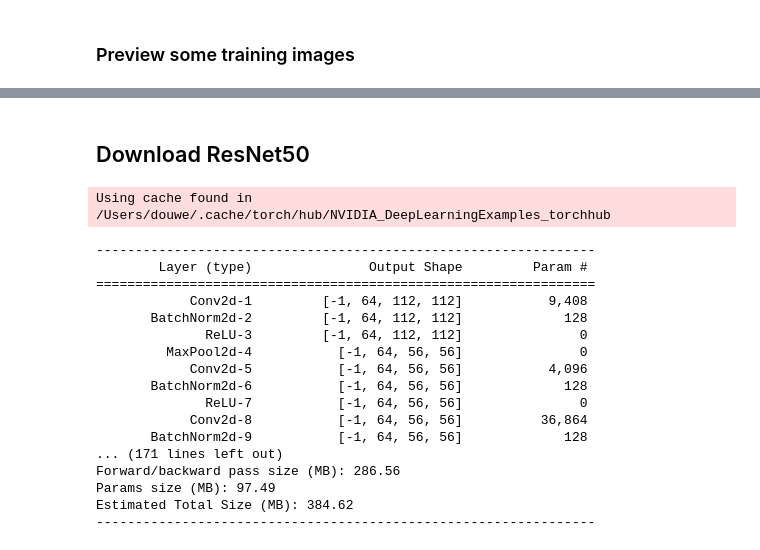
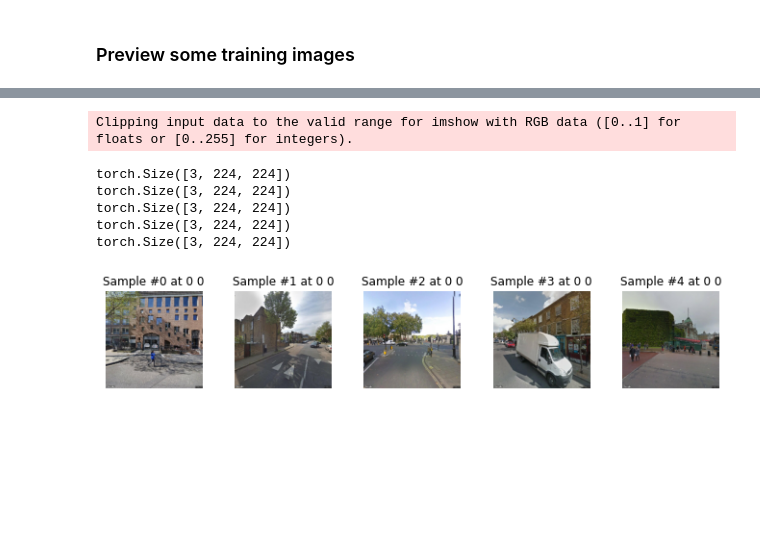
Before and after one commit to JLuij/CV-GeoGuessr, a Jupyter notebook: notebooks/ResNet50.ipynb, the cells around one changed output, grey strips where cells are left out. Cells and saved outputs as stored; diff of their text form; code cells hidden in the pictures; blank space fills up the shorter version.

Commit message:
Add label output for ResNet

```diff
--- a/notebooks/ResNet50.ipynb
+++ b/notebooks/ResNet50.ipynb
@@ -37,6 +39,9 @@ NUMBER_OF_GRID_ELEMENTS = 100
 TRAIN_BATCH_SIZE = 32
 TEST_BATCH_SIZE = 100
 SAMPLES_TO_SHOW = 5
+
+IMAGENET_MEAN = torch.tensor([0.485, 0.456, 0.406])
+IMAGENET_STD = torch.tensor([0.229, 0.224, 0.225])
 
 CITY_BOUNDS_FILE = '../data/metadata/citybounds/london.csv'
 
@@ -51,9 +80,8 @@ LONDON_PHOTO_DIR = LOCAL_LONDON_PHOTO_DIR
 # %%
 data_transforms = transforms.Compose([
     transforms.ToTensor(),
-    transforms.Normalize([0.485, 0.456, 0.406], [0.229, 0.224, 0.225]),
-    transforms.Resize((256, 256)),
-    transforms.CenterCrop((224, 224))
+    transforms.Normalize(IMAGENET_MEAN, IMAGENET_STD),
+    transforms.Resize((224, 224)),
 ])
 
 grid_partitioning = Partitioning(CITY_BOUNDS_FILE, 0.04)
@@ -103,30 +95,19 @@ Clipping input data to the valid range for imshow with RGB data ([0..1] for floa
-# %% [markdown]
-## Download ResNet50
-# %%
-# resnet50 = models.resnet50(True, True)
-resnet50 = torch.hub.load('NVIDIA/DeepLearningExamples:torchhub', 'nvidia_resnet50', pretrained=True)
-# %% [output]
-Using cache found in /Users/douwe/.cache/torch/hub/NVIDIA_DeepLearningExamples_torchhub
-# %%
-summary(resnet50, (3, 224, 224))
-# %% [output]
-----------------------------------------------------------------
-        Layer (type)               Output Shape         Param #
-================================================================
-            Conv2d-1         [-1, 64, 112, 112]           9,408
-       BatchNorm2d-2         [-1, 64, 112, 112]             128
-              ReLU-3         [-1, 64, 112, 112]               0
-         MaxPool2d-4           [-1, 64, 56, 56]               0
-            Conv2d-5           [-1, 64, 56, 56]           4,096
-       BatchNorm2d-6           [-1, 64, 56, 56]             128
-              ReLU-7           [-1, 64, 56, 56]               0
-            Conv2d-8           [-1, 64, 56, 56]          36,864
-       BatchNorm2d-9           [-1, 64, 56, 56]             128
-... (171 lines left out)
-Forward/backward pass size (MB): 286.56
-Params size (MB): 97.49
-Estimated Total Size (MB): 384.62
-----------------------------------------------------------------
+# %%
+examples = enumerate(test_loader)
+batch_idx, (example_images, example_coordinates) = next(examples)
+
+eval_images = example_images[:5]
+eval_coordinates = example_coordinates[:5]
+
+plot_images(eval_images, eval_coordinates, IMAGENET_MEAN, IMAGENET_STD)
+# %% [output]
+Clipping input data to the valid range for imshow with RGB data ([0..1] for floats or [0..255] for integers).
+torch.Size([3, 224, 224])
+torch.Size([3, 224, 224])
+torch.Size([3, 224, 224])
+torch.Size([3, 224, 224])
+torch.Size([3, 224, 224])
+[figure, added]
 # %%
 resnet50.eval()
 
```
Also changed, not shown: parts of 15 cells of this notebook, 3 other files.
